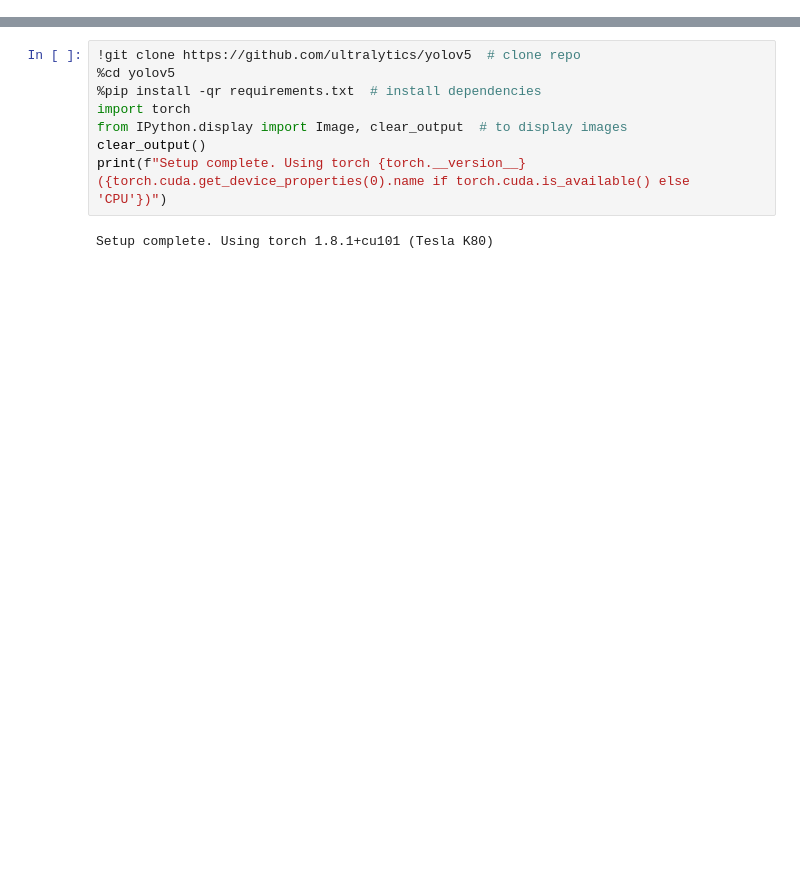
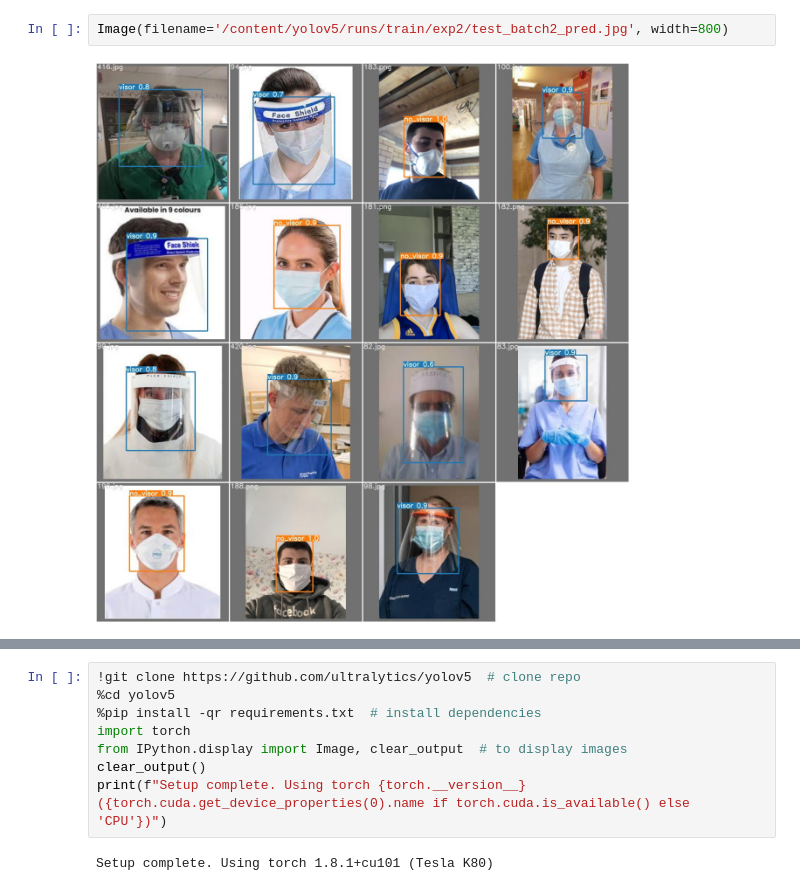
Before and after one commit to yw14218/2048-Game, a Jupyter notebook: visor_detection.ipynb, the cells around one changed output, grey strips where cells are left out. Drawn from its saved outputs; the diff is of its cells as text; blank space fills up the shorter version.

```diff
--- a/visor_detection.ipynb
+++ b/visor_detection.ipynb
@@ -2,0 +10,4 @@
+# %%
+Image(filename='/content/yolov5/runs/train/exp2/test_batch2_pred.jpg', width=800)
+# %% [output]
+[figure, added]
```
Also changed, not shown: parts of 16 cells of this notebook.
